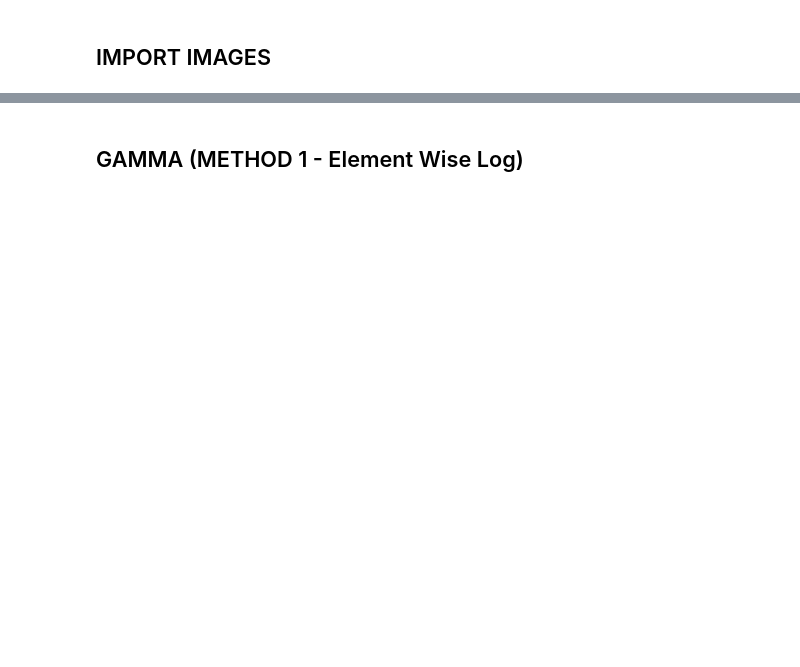
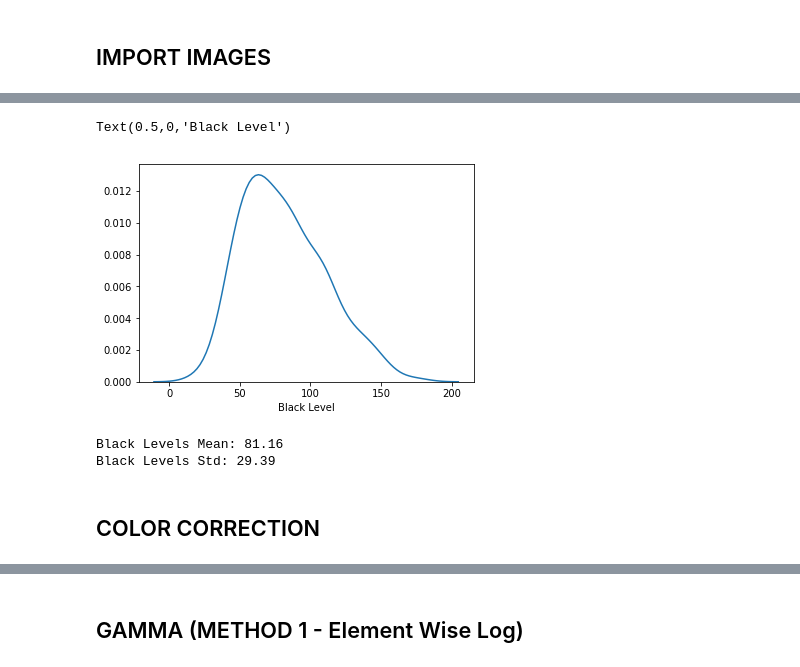
Before and after one commit to nalin1096/CS7180, a Jupyter notebook: simulating_low_light/Simulation Variables.ipynb, the cells around one changed output, grey strips where cells are left out. Cells and saved outputs as stored; diff of their text form; code cells hidden in the pictures; blank space fills up the shorter version.

```diff
--- a/simulating_low_light/Simulation Variables.ipynb
+++ b/simulating_low_light/Simulation Variables.ipynb
@@ -79,6 +62,6 @@ Total Time Elapsed: 739.85s
 # %%
-# with open('image_paths.pickle', 'rb') as handle:
-#     image_paths = pickle.load(handle)
+with open('image_paths.pickle', 'rb') as handle:
+    image_paths = pickle.load(handle)
 # %%
-# with open('images.pickle', 'rb') as handle:
-#     images = pickle.load(handle)
+with open('images.pickle', 'rb') as handle:
+    images = pickle.load(handle)
@@ -84,0 +70,13 @@ Total Time Elapsed: 739.85s
+# %%
+black_levels = []
+
+start_time = time.time()
+for idx, (bright, dark) in enumerate(zip(images['bright'], images['dark'])):
+    sub = np.subtract(bright, dark)
+    avg_sub = np.average(sub)
+    black_levels.append(avg_sub)
+
+    print('Image Set {} \t Black Level: {:.2f}'.format(idx+1, avg_sub))
+
+elapsed_time = time.time() - start_time
+print('Total Time Elapsed: {:.2f}s'.format(elapsed_time))
@@ -84,0 +101,12 @@ Total Time Elapsed: 739.85s
+# %%
+sns.distplot(black_levels, hist=False)
+plt.xlabel('Black Level')
+# %% [output]
+Text(0.5,0,'Black Level')
+[figure, added]
+# %%
+print("Black Levels Mean: {:.2f}".format(np.mean(black_levels)))
+print("Black Levels Std: {:.2f}".format(np.std(black_levels)))
+# %% [output]
+Black Levels Mean: 81.16
+Black Levels Std: 29.39
@@ -84,0 +120,2 @@ Total Time Elapsed: 739.85s
+# %% [markdown]
+## COLOR CORRECTION
```
Also changed, not shown: parts of 26 cells of this notebook, 2 other files.
